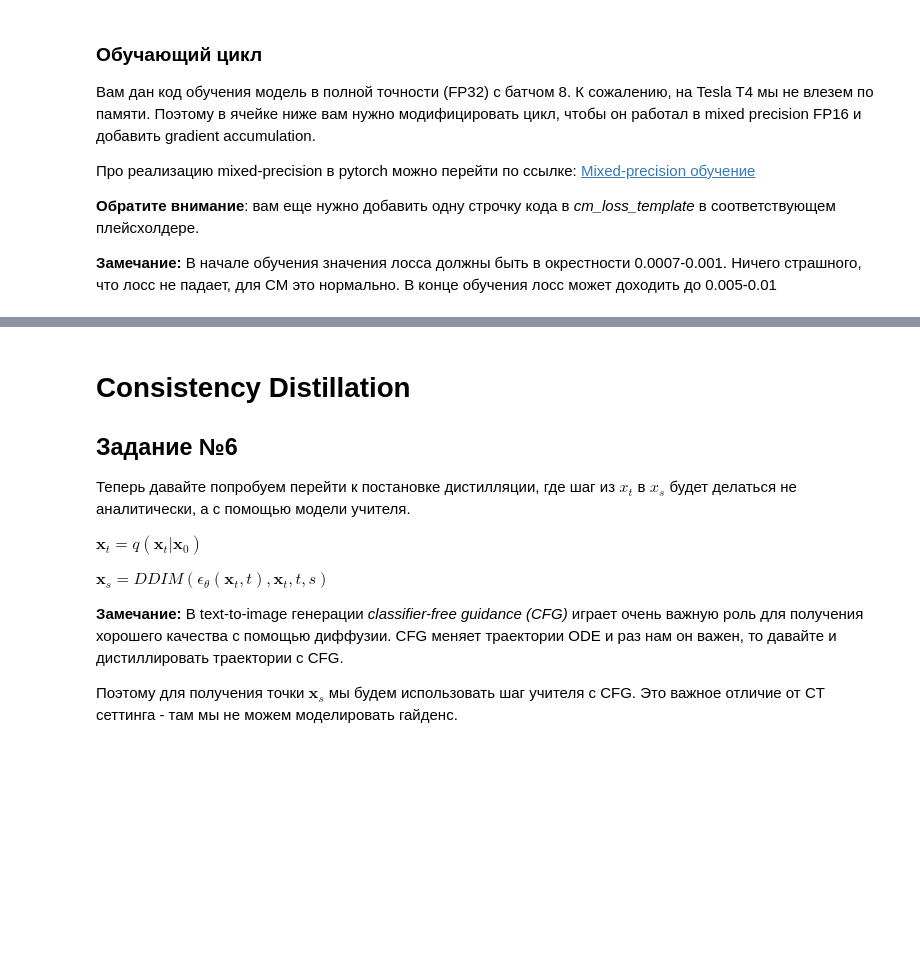
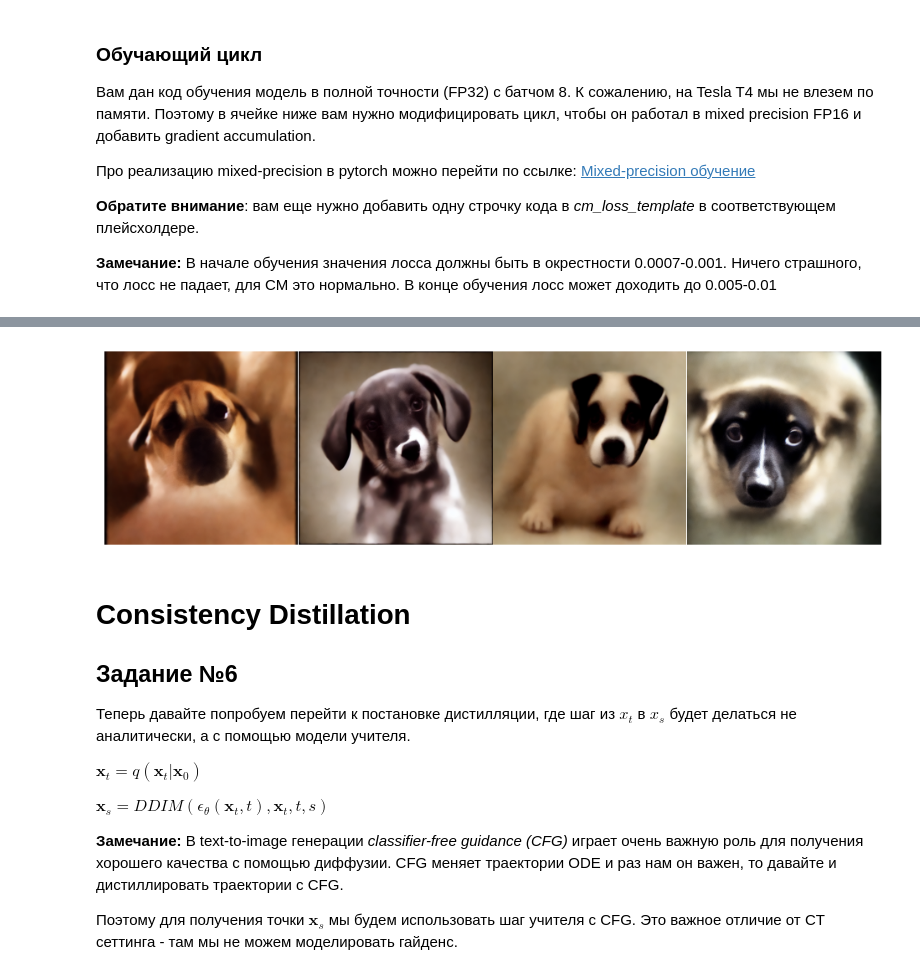
Before and after one commit to br0fire/Diffusion2024, a Jupyter notebook: CV_week_итоговое_задание_consistency_models_empty.ipynb, the cells around one changed output, grey strips where cells are left out. Saved outputs shown, nothing was run; the diff lists cells and outputs as text; code cells hidden in the pictures; blank space fills up the shorter version.

```diff
--- a/CV_week_итоговое_задание_consistency_models_empty.ipynb
+++ b/CV_week_итоговое_задание_consistency_models_empty.ipynb
@@ -288,7 +288,7 @@ dataset = COCODataset(".",
 )
 assert len(dataset) == 5000
 
-batch_size = 8 # Рекоммендуемы размер батча на Colab
+batch_size = 4 # Рекоммендуемы размер батча на Colab
 
 train_dataloader = torch.utils.data.DataLoader(
     dataset=dataset, shuffle=True, batch_size=batch_size, drop_last=True
@@ -785,14 +796,23 @@ def consistency_sampling(
 # %%
 pipe.unet = cm_unet.eval().to(torch.float16)
 assert cm_unet.active_adapter == 'ct'
 
 generator = torch.Generator(device="cuda").manual_seed(1)
 guidance_scale = 3
-
+prompt = "A sad puppy with large eyes"
 # Заменяем генерацию пайплайном на наше сэмплирование.
-images = <YOUR CODE HERE>
+images = consistency_sampling(
+    pipe,
+    prompt,
+    num_inference_steps=4,
+    generator=generator,
+    guidance_scale=guidance_scale,
+    num_images_per_prompt=4
+)
 
 visualize_images(images)
+# %% [output]
+[figure, added]
 # %% [markdown]
 # Consistency Distillation
 
```
Also changed, not shown: parts of 6 cells of this notebook.
